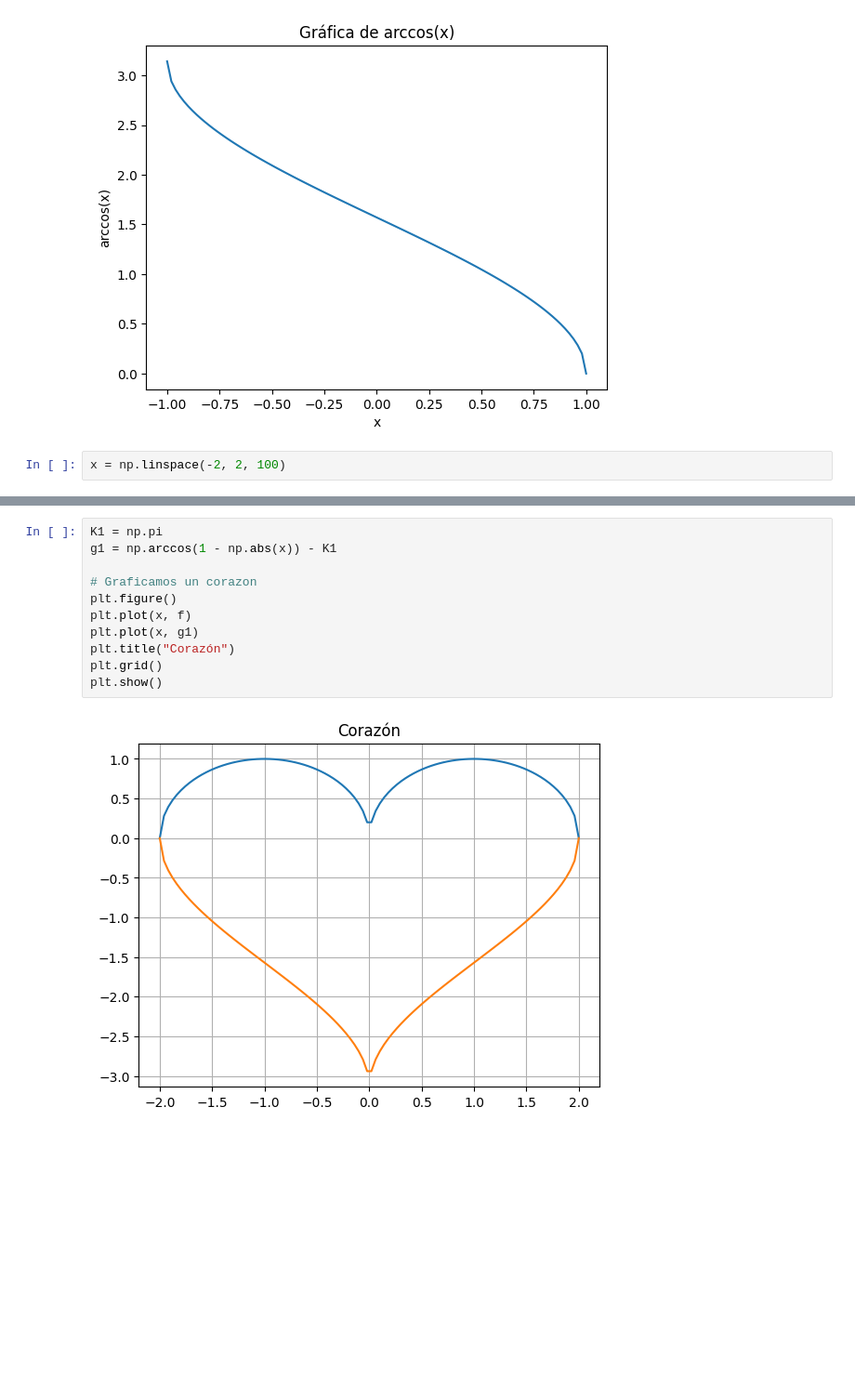
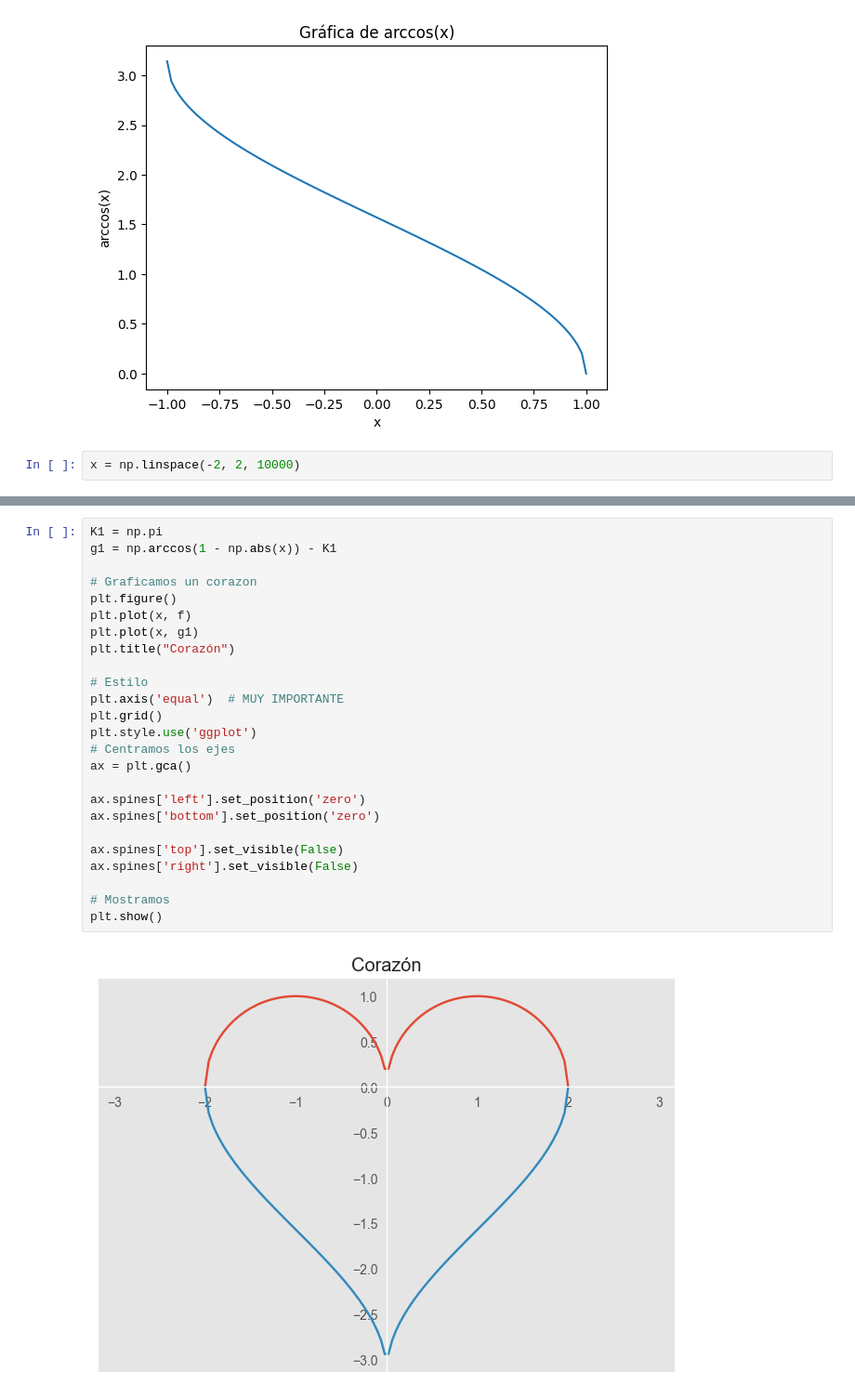
Before and after one commit to nestorap/grado_matematicas, a Jupyter notebook: calculo_II_practicas.ipynb, the cells around one changed output, grey strips where cells are left out. Shown at 93% size. Drawn from its saved outputs; the diff is of its cells as text; blank space fills up the shorter version.

```diff
--- a/calculo_II_practicas.ipynb
+++ b/calculo_II_practicas.ipynb
@@ -35,7 +35,7 @@ plt.show()
 # %% [output]
 [figure]
 # %%
-x = np.linspace(-2, 2, 100)
+x = np.linspace(-2, 2, 10000)
 # %%
 # Guardamos la función f en una variable
 f = np.sqrt(1 - (np.abs(x) - 1) ** 2)
@@ -61,13 +61,27 @@ plt.show()
 # %%
 K1 = np.pi
 g1 = np.arccos(1 - np.abs(x)) - K1
 
 # Graficamos un corazon
 plt.figure()
 plt.plot(x, f)
 plt.plot(x, g1)
 plt.title("Corazón")
+
+# Estilo
+plt.axis('equal')  # MUY IMPORTANTE
 plt.grid()
+plt.style.use('ggplot')
+# Centramos los ejes
+ax = plt.gca()
+
+ax.spines['left'].set_position('zero')
+ax.spines['bottom'].set_position('zero')
+
+ax.spines['top'].set_visible(False)
+ax.spines['right'].set_visible(False)
+
+# Mostramos
 plt.show()
 # %% [output]
-[figure, old version]
+[figure, new version]
```
Also changed, not shown: parts of 7 cells of this notebook.
